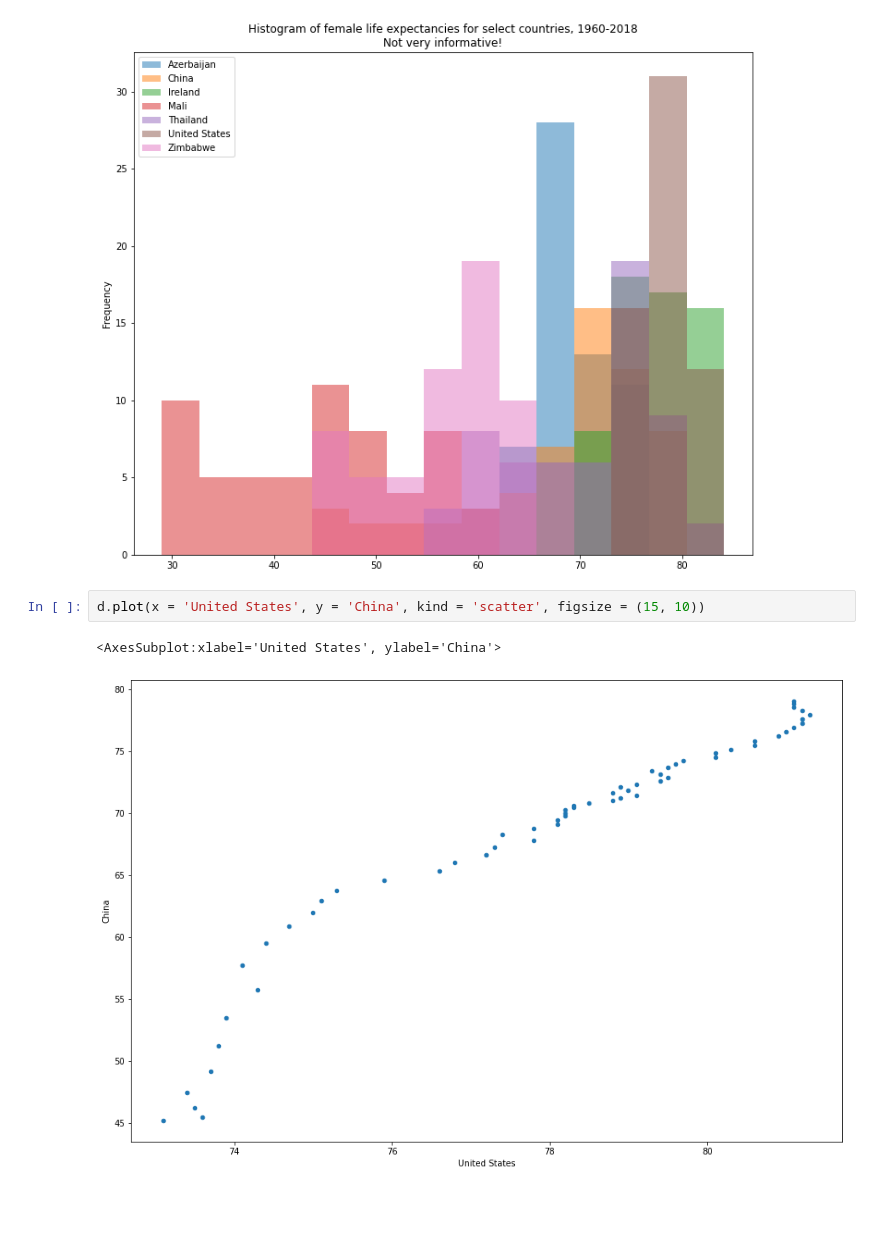
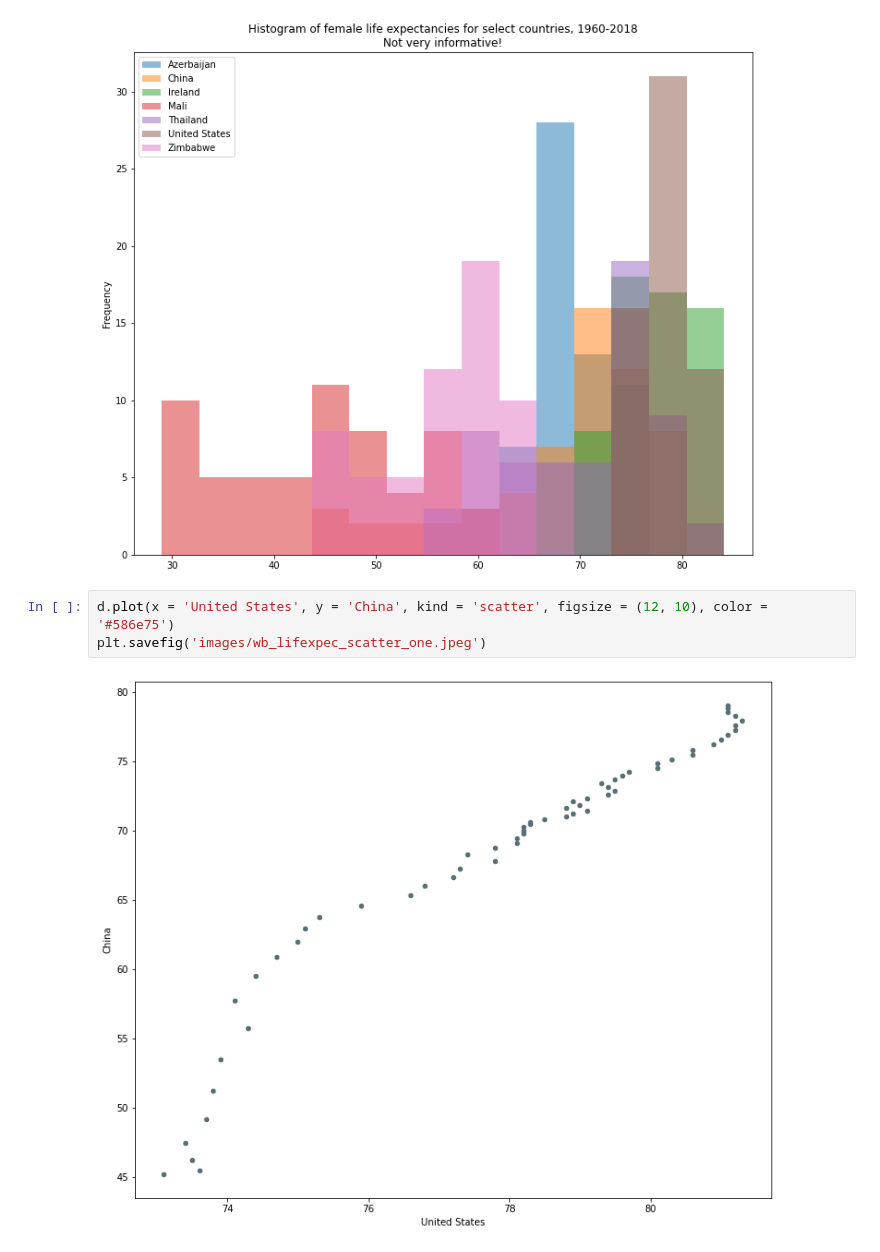
Before and after one commit to brendanrbrown/stor155_sp21, a Jupyter notebook: notebooks/wb_health.ipynb, the cells around one changed output. Cells and saved outputs as stored; diff of their text form; blank space fills up the shorter version.

Commit message:
wb plots scatter

```diff
--- a/notebooks/wb_health.ipynb
+++ b/notebooks/wb_health.ipynb
@@ -84,7 +85,7 @@ plt.savefig('images/wb_lifexpec_histogram.jpeg')
 # %% [output]
 [figure]
 # %%
-d.plot(x = 'United States', y = 'China', kind = 'scatter', figsize = (15, 10))
+d.plot(x = 'United States', y = 'China', kind = 'scatter', figsize = (12, 10), color = '#586e75')
+plt.savefig('images/wb_lifexpec_scatter_one.jpeg')
 # %% [output]
-<AxesSubplot:xlabel='United States', ylabel='China'>
-[figure, old version]
+[figure, new version]
```
Also changed, not shown: parts of 9 cells of this notebook, 4 other files.
